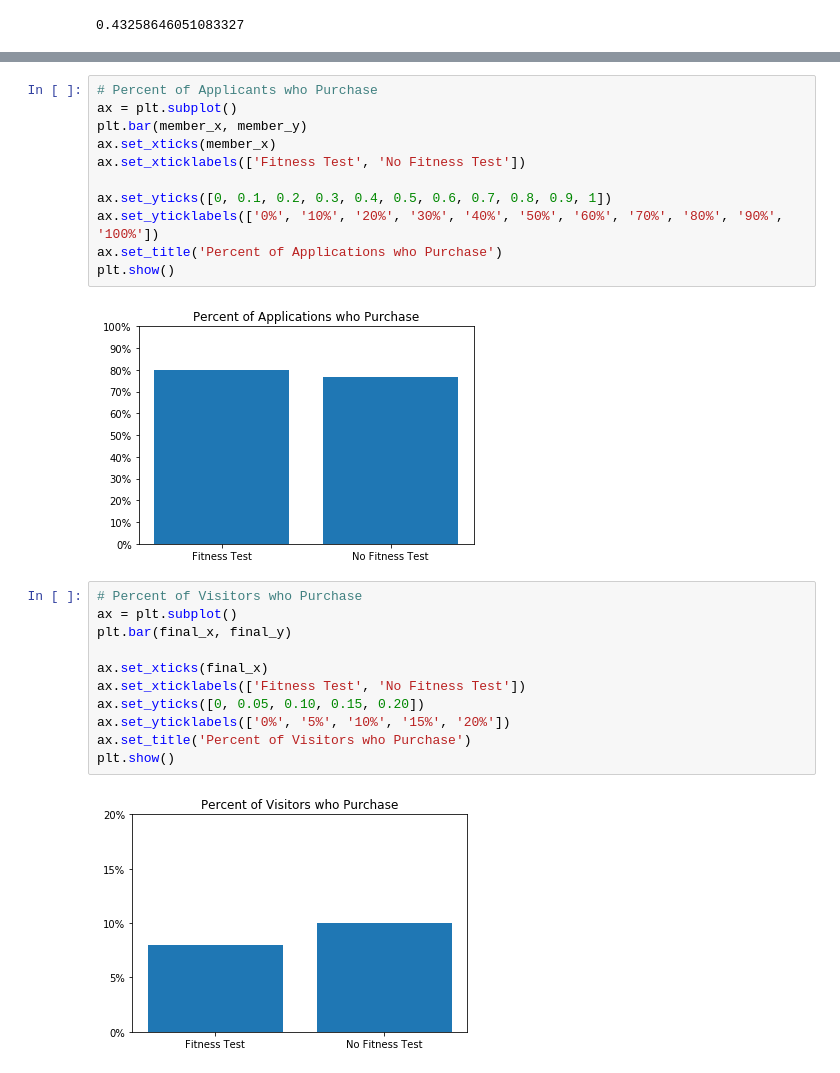
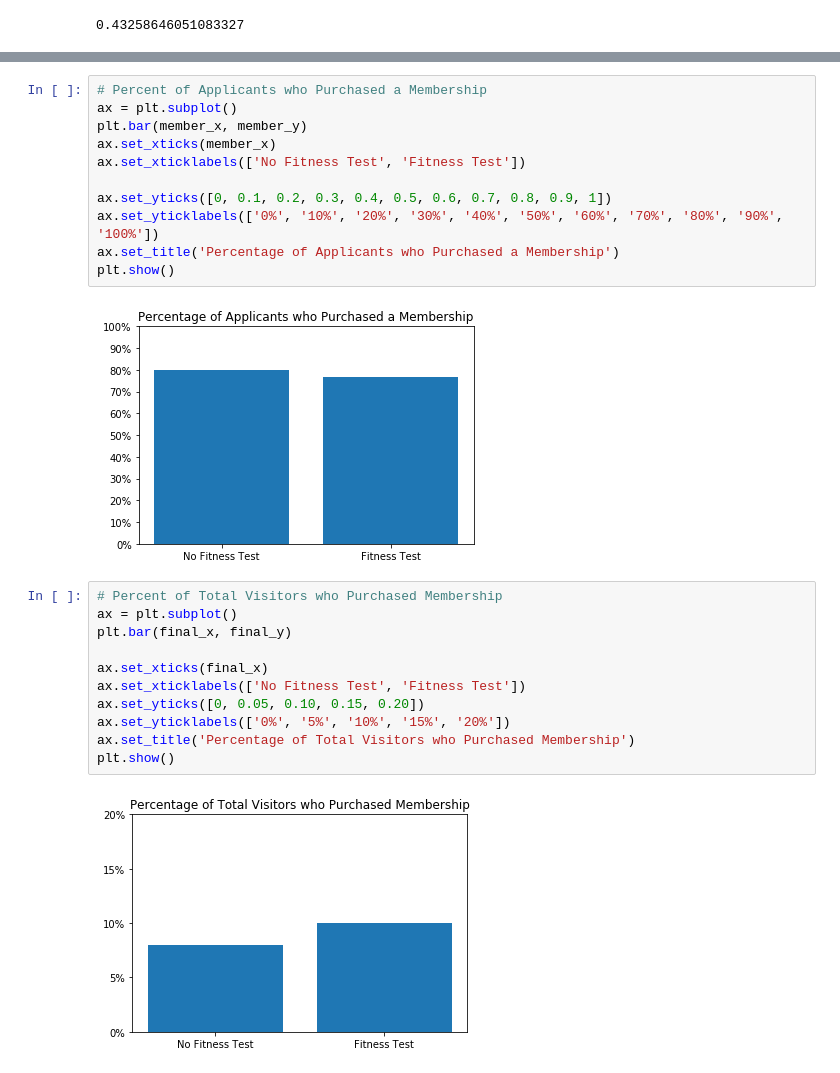
Before and after one commit to AlbaneCM/Data_Science, a Jupyter notebook: 3_musclehub.ipynb, the cells around one changed output, grey strips where cells are left out. Drawn from its saved outputs; the diff is of its cells as text.

```diff
--- a/3_musclehub.ipynb
+++ b/3_musclehub.ipynb
@@ -398,26 +290,26 @@ plt.show()
 # %%
-# Percent of Applicants who Purchase
+# Percent of Applicants who Purchased a Membership
 ax = plt.subplot()
 plt.bar(member_x, member_y)
 ax.set_xticks(member_x)
-ax.set_xticklabels(['Fitness Test', 'No Fitness Test'])
+ax.set_xticklabels(['No Fitness Test', 'Fitness Test'])
 
 ax.set_yticks([0, 0.1, 0.2, 0.3, 0.4, 0.5, 0.6, 0.7, 0.8, 0.9, 1])
 ax.set_yticklabels(['0%', '10%', '20%', '30%', '40%', '50%', '60%', '70%', '80%', '90%', '100%'])
-ax.set_title('Percent of Applications who Purchase')
+ax.set_title('Percentage of Applicants who Purchased a Membership')
 plt.show()
 # %% [output]
-[figure, old version]
+[figure, new version]
 # %%
-# Percent of Visitors who Purchase
+# Percent of Total Visitors who Purchased Membership
 ax = plt.subplot()
 plt.bar(final_x, final_y)
 
 ax.set_xticks(final_x)
-ax.set_xticklabels(['Fitness Test', 'No Fitness Test'])
+ax.set_xticklabels(['No Fitness Test', 'Fitness Test'])
 ax.set_yticks([0, 0.05, 0.10, 0.15, 0.20])
 ax.set_yticklabels(['0%', '5%', '10%', '15%', '20%'])
-ax.set_title('Percent of Visitors who Purchase')
+ax.set_title('Percentage of Total Visitors who Purchased Membership')
 plt.show()
 # %% [output]
-[figure, old version]
+[figure, new version]
```
Also changed, not shown: parts of 70 cells of this notebook.
